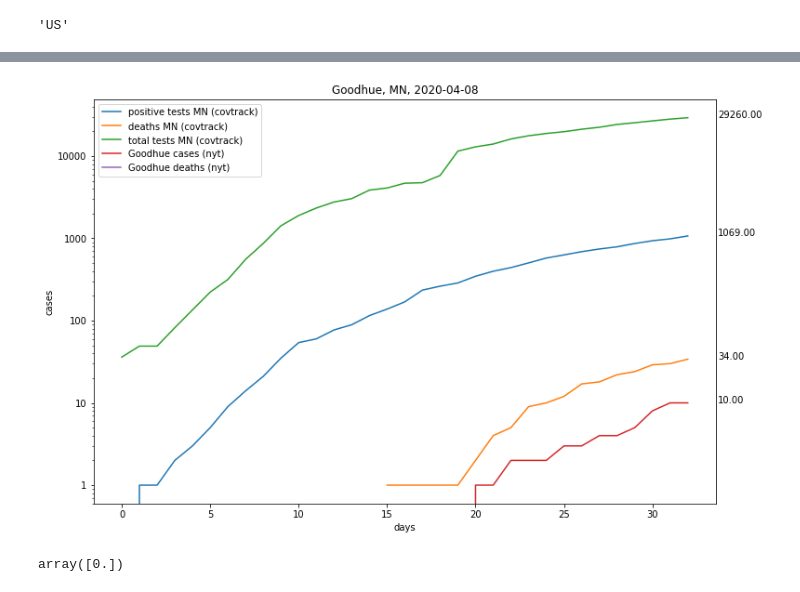
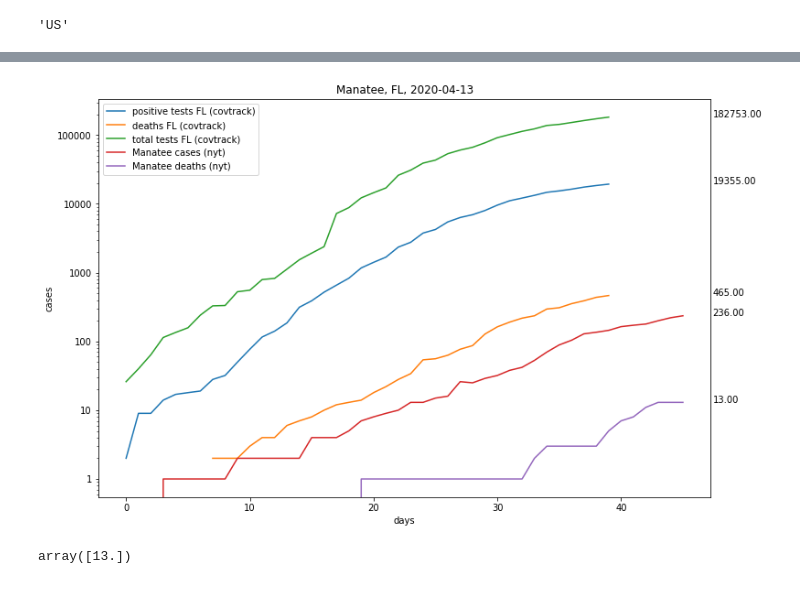
Before and after one commit to CameronBeebe/C19Analysis, a Jupyter notebook: C19Analysis.ipynb, the cells around one changed output, grey strips where cells are left out. Saved outputs shown, nothing was run; the diff lists cells and outputs as text; code cells hidden in the pictures.

Commit message:
Generalized formatting for graph titles state/county.
Generalized with max/min when county data longer than state data.

```diff
--- a/C19Analysis.ipynb
+++ b/C19Analysis.ipynb
@@ -162,5 +162,6 @@ counties_nyt
 # %%
-county = 'Goodhue'
+#county = 'Goodhue'
+county = 'Manatee'
 county_history = []
 for i in range(counties_length):
     if counties_nyt.county[i] == county:
@@ -201,6 +205,7 @@ state_testing[:1]
 1 rows × 25 columns
 # %%
-state = 'MN'
+#state = 'MN'
+state = 'FL'
 state_history = []
 for i in range(len(state_testing.state)-1):
     if state_testing.state[i] == state:
@@ -281,8 +286,8 @@ state_history_date_implicit.shape
 # %%
 # Pad with zeroes since testing data doesn't match sizes with JHU data
 pad = np.zeros((length_jhu - state_length,4))
-# Pad county for state chart
-pad_county = np.zeros((state_length-county_length,2))
+# Pad county for state chart, generalize to longer data with max/min
+pad_county = np.zeros((max(state_length,county_length)-min(state_length,county_length),2))#(state_length-county_length,2))
 # %%
 # Pad state for comparison with USA
 padded_state_history_date_implicit = np.concatenate((pad,state_history_date_implicit))
@@ -343,43 +348,43 @@ plt.figure(figsize=(12,8))
 
 yscale = plt.yscale('log')
 #plt.ticklabel_format(axis='y',style='plain')
 axes = plt.gca()
 axes.yaxis.set_major_formatter(matplotlib.ticker.ScalarFormatter())
 axes.yaxis.get_major_formatter().set_scientific(False)
 xlabel = plt.xlabel('days')
 ylabel = plt.ylabel('cases')
 #plt.plot(padded_state_history_date_implicit[:,[0]], label='positive tests MN (covtrack)')
 #plt.plot(padded_state_history_date_implicit[:,[2]], label='total tests MN (covtrack)')
-plt.plot(state_pos_tests, label='positive tests MN (covtrack)')
-plt.plot(state_deaths, label='deaths MN (covtrack)')
-plt.plot(state_tot_tests, label='total tests MN (covtrack)')
-plt.plot(county_cases, label='Goodhue cases (nyt)')
-plt.plot(county_deaths, label='Goodhue deaths (nyt)')
+plt.plot(state_pos_tests, label='positive tests {} (covtrack)'.format(state))
+plt.plot(state_deaths, label='deaths {} (covtrack)'.format(state))
+plt.plot(state_tot_tests, label='total tests {} (covtrack)'.format(state))
+plt.plot(county_cases, label='{} cases (nyt)'.format(county))
+plt.plot(county_deaths, label='{} deaths (nyt)'.format(county))
 #for line in (line1,line2,line3,line4,line5):
 for line in [state_pos_tests,state_deaths,state_tot_tests,county_cases,county_deaths]:
     if line[-1] > 0:
         plt.annotate('%0.2f' % line[-1], xy=(1, line[-1]), xytext=(2,0), xycoords=('axes fraction','data'), textcoords='offset points', annotation_clip=None)
 #plt.annotate('%0.2f' % state_pos_tests[-1], xy=(1, state_pos_tests[-1]), xytext=(2,0), xycoords=('axes fraction','data'), textcoords='offset points', annotation_clip=None)
 #plt.annotate('%0.2f' % state_deaths[-1], xy=(1, state_deaths[-1]), xytext=(2,0), xycoords=('axes fraction','data'), textcoords='offset points', annotation_clip=None)
 #plt.annotate('%0.2f' % state_tot_tests[-1], xy=(1, state_tot_tests[-1]), xytext=(2,0), xycoords=('axes fraction','data'), textcoords='offset points', annotation_clip=None)
 #plt.annotate('%0.2f' % county_cases[-1], xy=(1, county_cases[-1]), xytext=(2,0), xycoords=('axes fraction','data'), textcoords='offset points', annotation_clip=None)
 #if county_deaths[-1] > 0:
 #    plt.annotate('%0.2f' % county_deaths[-1], xy=(1, county_deaths[-1]), xytext=(2,0), xycoords=('axes fraction','data'), textcoords='offset points', annotation_clip=None)
 
 
 
 
 plt.title('{}, {}, {}'.format(county,state,date.today()))
 legend = plt.legend()
 #plt.subplots_adjust(right=5)
 #plt.tight_layout()
 #plt.show()
 # %% [output]
-[figure, old version]
+[figure, new version]
 # %%
 county_deaths[-1]
 # %% [output]
-array([0.])
+array([13.])
 # %%
 usa_testing_csv = pd.read_csv('https://covidtracking.com/api/us/daily.csv')
 # %%
```
Also changed, not shown: parts of 33 cells of this notebook, 1 other file.
